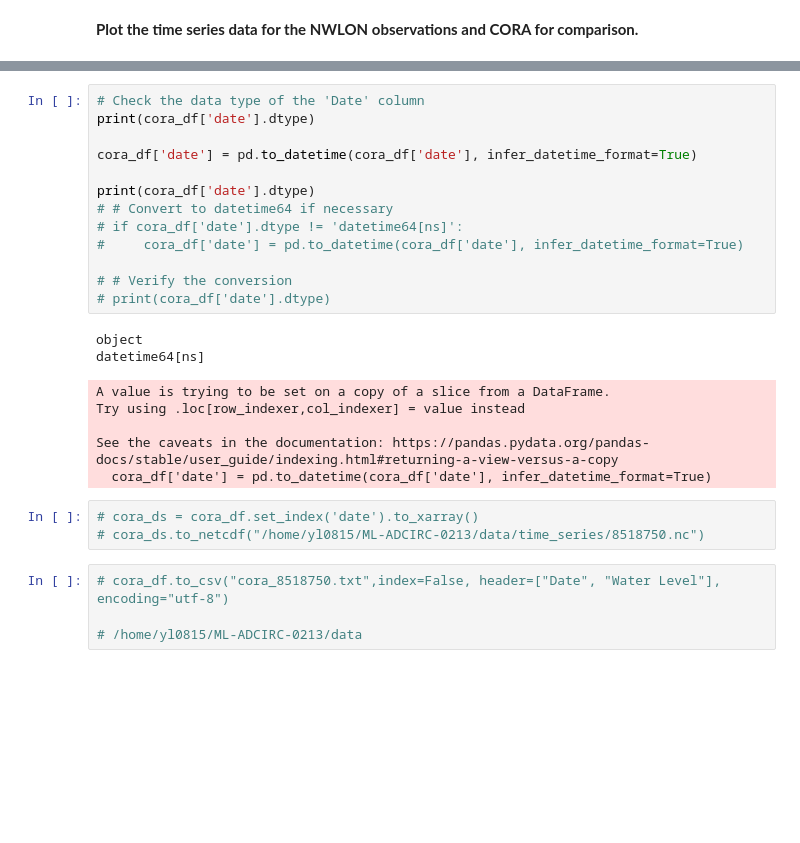
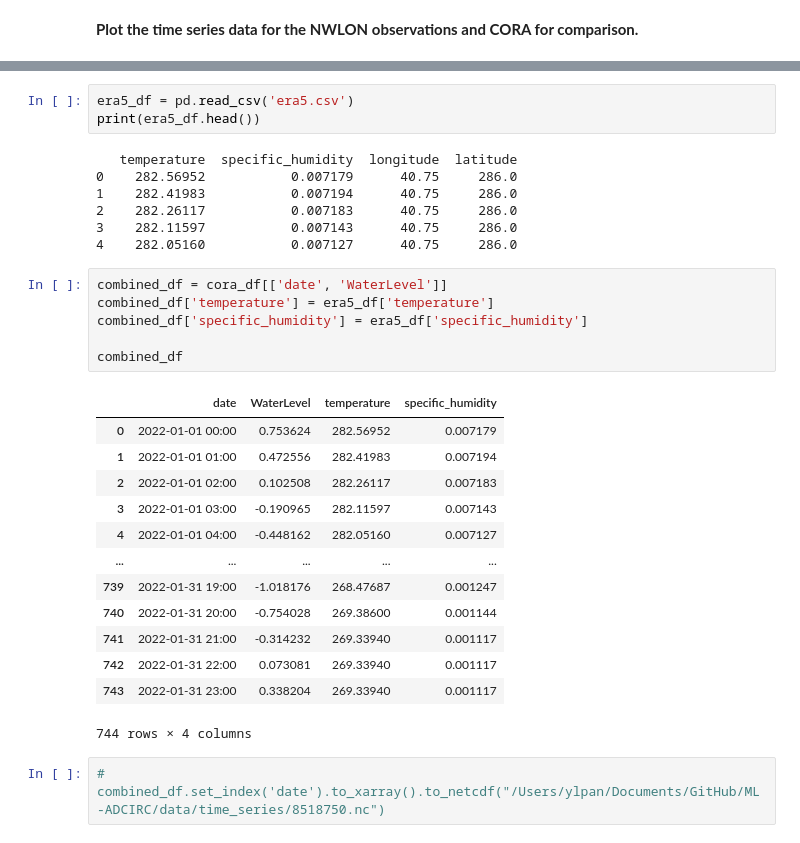
Before and after one commit to yl1127/ML-ADCIRC, a Jupyter notebook: example/00-Data-Prerequisites/CORA_compare_time_series.ipynb, the cells around one changed output, grey strips where cells are left out. Saved outputs shown, nothing was run; the diff lists cells and outputs as text; blank space fills up the shorter version.

```diff
--- a/example/00-Data-Prerequisites/CORA_compare_time_series.ipynb
+++ b/example/00-Data-Prerequisites/CORA_compare_time_series.ipynb
@@ -358,28 +361,32 @@ See the caveats in the documentation: https://pandas.pydata.org/pandas-docs/stab
-# %%
-# Check the data type of the 'Date' column
-print(cora_df['date'].dtype)
-
-cora_df['date'] = pd.to_datetime(cora_df['date'], infer_datetime_format=True)
-
-print(cora_df['date'].dtype)
-# # Convert to datetime64 if necessary
-# if cora_df['date'].dtype != 'datetime64[ns]':
-#     cora_df['date'] = pd.to_datetime(cora_df['date'], infer_datetime_format=True)
-
-# # Verify the conversion
-# print(cora_df['date'].dtype)
-# %% [output]
-object
-datetime64[ns]
-A value is trying to be set on a copy of a slice from a DataFrame.
-Try using .loc[row_indexer,col_indexer] = value instead
-
-See the caveats in the documentation: https://pandas.pydata.org/pandas-docs/stable/user_guide/indexing.html#returning-a-view-versus-a-copy
-  cora_df['date'] = pd.to_datetime(cora_df['date'], infer_datetime_format=True)
-# %%
-# cora_ds = cora_df.set_index('date').to_xarray()
-# cora_ds.to_netcdf("/home/yl0815/ML-ADCIRC-0213/data/time_series/8518750.nc")
-# %%
-# cora_df.to_csv("cora_8518750.txt",index=False, header=["Date", "Water Level"], encoding="utf-8")
-
-# /home/yl0815/ML-ADCIRC-0213/data
+# %%
+era5_df = pd.read_csv('era5.csv')
+print(era5_df.head())
+# %% [output]
+   temperature  specific_humidity  longitude  latitude
+0    282.56952           0.007179      40.75     286.0
+1    282.41983           0.007194      40.75     286.0
+2    282.26117           0.007183      40.75     286.0
+3    282.11597           0.007143      40.75     286.0
+4    282.05160           0.007127      40.75     286.0
+# %%
+combined_df = cora_df[['date', 'WaterLevel']]
+combined_df['temperature'] = era5_df['temperature']
+combined_df['specific_humidity'] = era5_df['specific_humidity']
+
+combined_df
+# %% [output]
+|  | date | WaterLevel | temperature | specific_humidity |
+| 0 | 2022-01-01 00:00 | 0.753624 | 282.56952 | 0.007179 |
+| 1 | 2022-01-01 01:00 | 0.472556 | 282.41983 | 0.007194 |
+| 2 | 2022-01-01 02:00 | 0.102508 | 282.26117 | 0.007183 |
+| 3 | 2022-01-01 03:00 | -0.190965 | 282.11597 | 0.007143 |
+| 4 | 2022-01-01 04:00 | -0.448162 | 282.05160 | 0.007127 |
+| ... | ... | ... | ... | ... |
+| 739 | 2022-01-31 19:00 | -1.018176 | 268.47687 | 0.001247 |
+| 740 | 2022-01-31 20:00 | -0.754028 | 269.38600 | 0.001144 |
+| 741 | 2022-01-31 21:00 | -0.314232 | 269.33940 | 0.001117 |
+| 742 | 2022-01-31 22:00 | 0.073081 | 269.33940 | 0.001117 |
+| 743 | 2022-01-31 23:00 | 0.338204 | 269.33940 | 0.001117 |
+744 rows × 4 columns
+# %%
+# combined_df.set_index('date').to_xarray().to_netcdf("/Users/ylpan/Documents/GitHub/ML-ADCIRC/data/time_series/8518750.nc")
```
Also changed, not shown: parts of 6 cells of this notebook, 9 other files.
